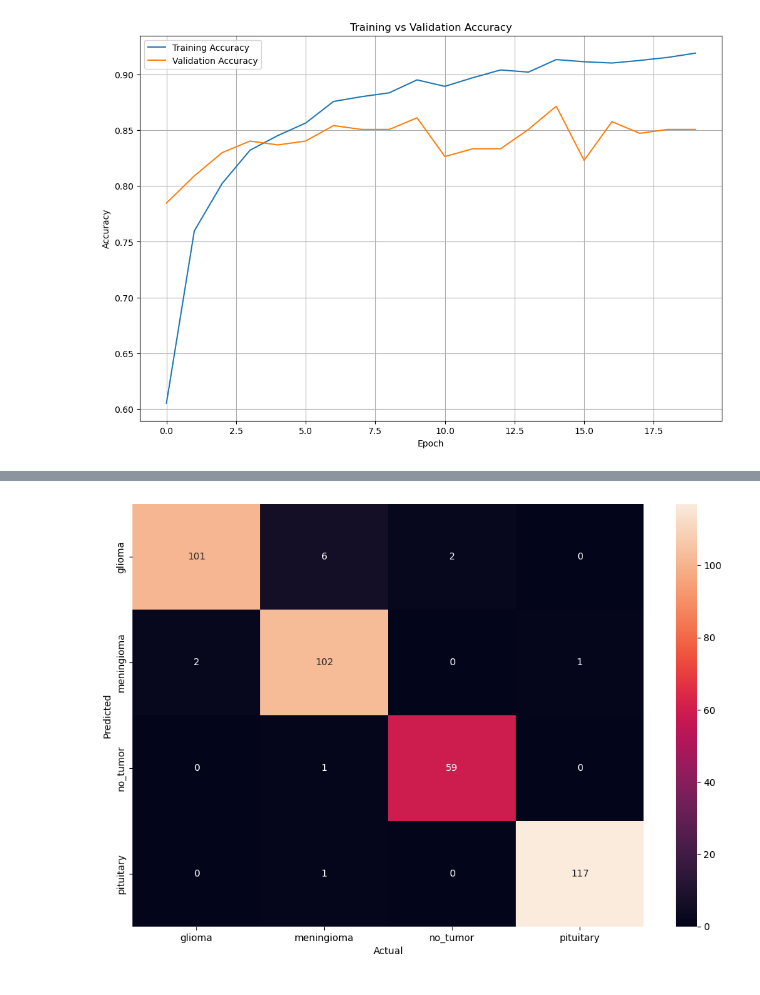
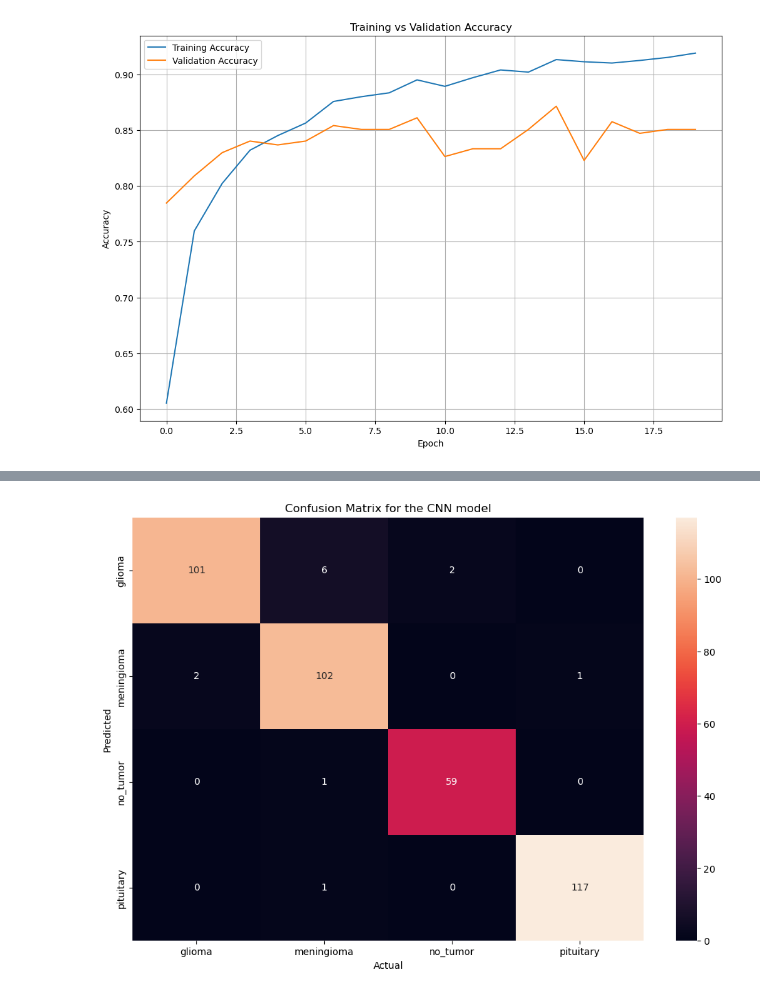
Before and after one commit to Coco501/ECS-171-Machine-Learning-Final-Project, a Jupyter notebook: src/brain-tumor.ipynb, the cells around one changed output, grey strips where cells are left out. Drawn from its saved outputs; the diff is of its cells as text; code cells hidden in the pictures.

```diff
--- a/src/brain-tumor.ipynb
+++ b/src/brain-tumor.ipynb
@@ -116,7 +96,7 @@ base_model.trainable = False
 # %%
 #Build CNN model with Keras functional API
 model = base_model.output
-model = tf.keras.layers.GlobalAveragePooling2D()(model)
+model = tf.keras.layers.GlobalAveragePooling2D(name='global_average_pooling2d')(model)
 model = tf.keras.layers.Dropout(rate=0.3)(model)
 model = tf.keras.layers.Dense(4,activation='softmax')(model)
 model = tf.keras.models.Model(inputs=base_model.input, outputs = model)
@@ -272,14 +236,14 @@ Loss:  0.13231702148914337
 # %%
-def plot_confustion_matrix(actual, predicted):
-    #Show confustion matrix
+def plot_confustion_matrix(actual, predicted, title):
     plt.figure(figsize=(12, 8))
     cm = confusion_matrix(actual, predicted)
     sns.heatmap(cm, annot=True, fmt='d', xticklabels=class_labels, yticklabels=class_labels)
+    plt.title(title)
     plt.xlabel('Actual')
     plt.ylabel('Predicted')
     plt.show()
 # %%
-plot_confustion_matrix(actual=y_test_label, predicted=y_pred_label)
+plot_confustion_matrix(actual=y_test_label, predicted=y_pred_label, title='Confusion Matrix for the CNN model')
 # %% [output]
-[figure, old version]
+[figure, new version]
 # %%
```
Also changed, not shown: parts of 18 cells of this notebook.
